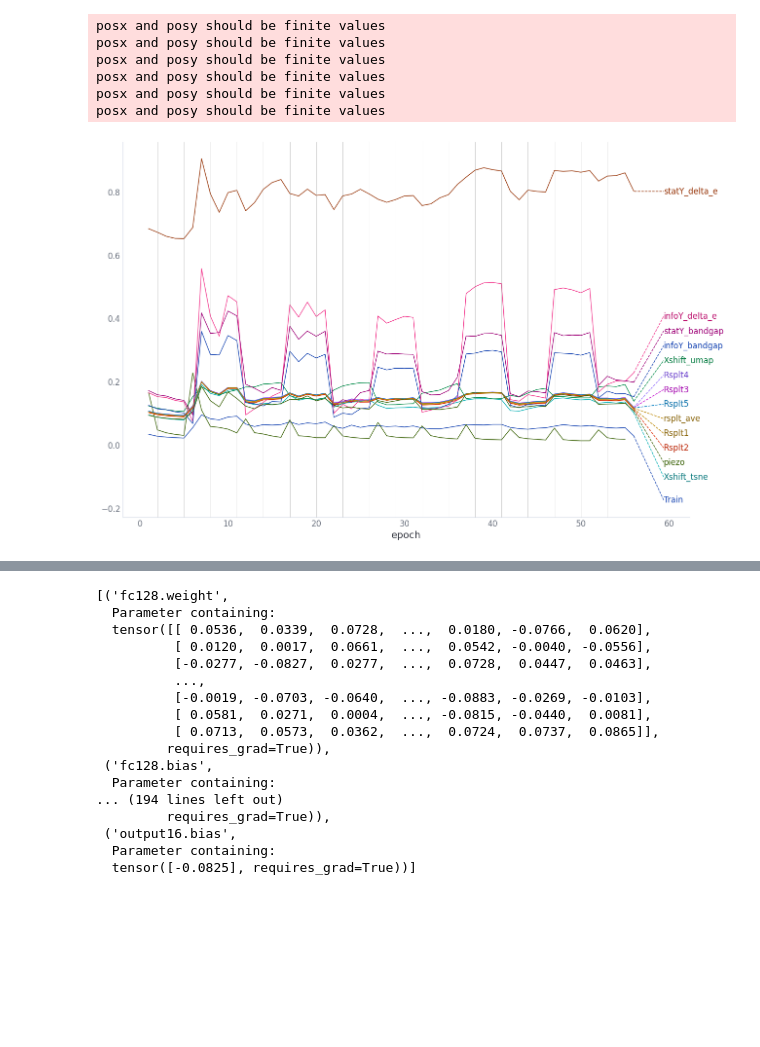
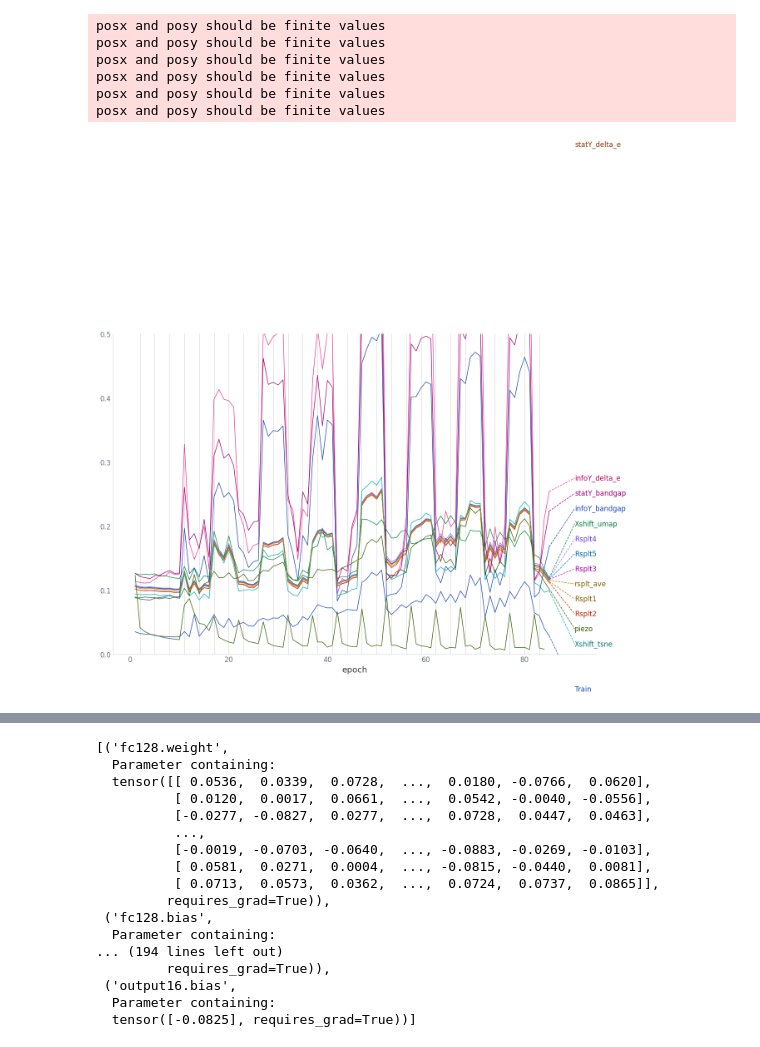
Before and after one commit to nicholas-miklaucic/ood-materials, a Jupyter notebook: log-visuals.ipynb, the cells around one changed output, grey strips where cells are left out. Saved outputs shown, nothing was run; the diff lists cells and outputs as text; code cells hidden in the pictures; blank space fills up the shorter version.

```diff
--- a/log-visuals.ipynb
+++ b/log-visuals.ipynb
@@ -21,16 +41,16 @@ def plot_logs(name):
 # df.set_index('epoch').map(lambda x: np.log10(x + 1)).plot(ax=ax, alpha=0.05, lw=0.2, legend=None)
 
 # df1 = plot_logs('delta_e_02-19-13-48')
-# %%
-df2 = plot_logs('delta_e_02-29-15-42')
-# %% [output]
-posx and posy should be finite values
-posx and posy should be finite values
-posx and posy should be finite values
-posx and posy should be finite values
-posx and posy should be finite values
-posx and posy should be finite values
-[figure, removed]
+# %%
+df2 = plot_logs('delta_e_baseline')
+# %% [output]
+posx and posy should be finite values
+posx and posy should be finite values
+posx and posy should be finite values
+posx and posy should be finite values
+posx and posy should be finite values
+posx and posy should be finite values
+[figure, added]
 # %%
 df2
 # %% [output]
```
Also changed, not shown: parts of 17 cells of this notebook, 23 other files.
